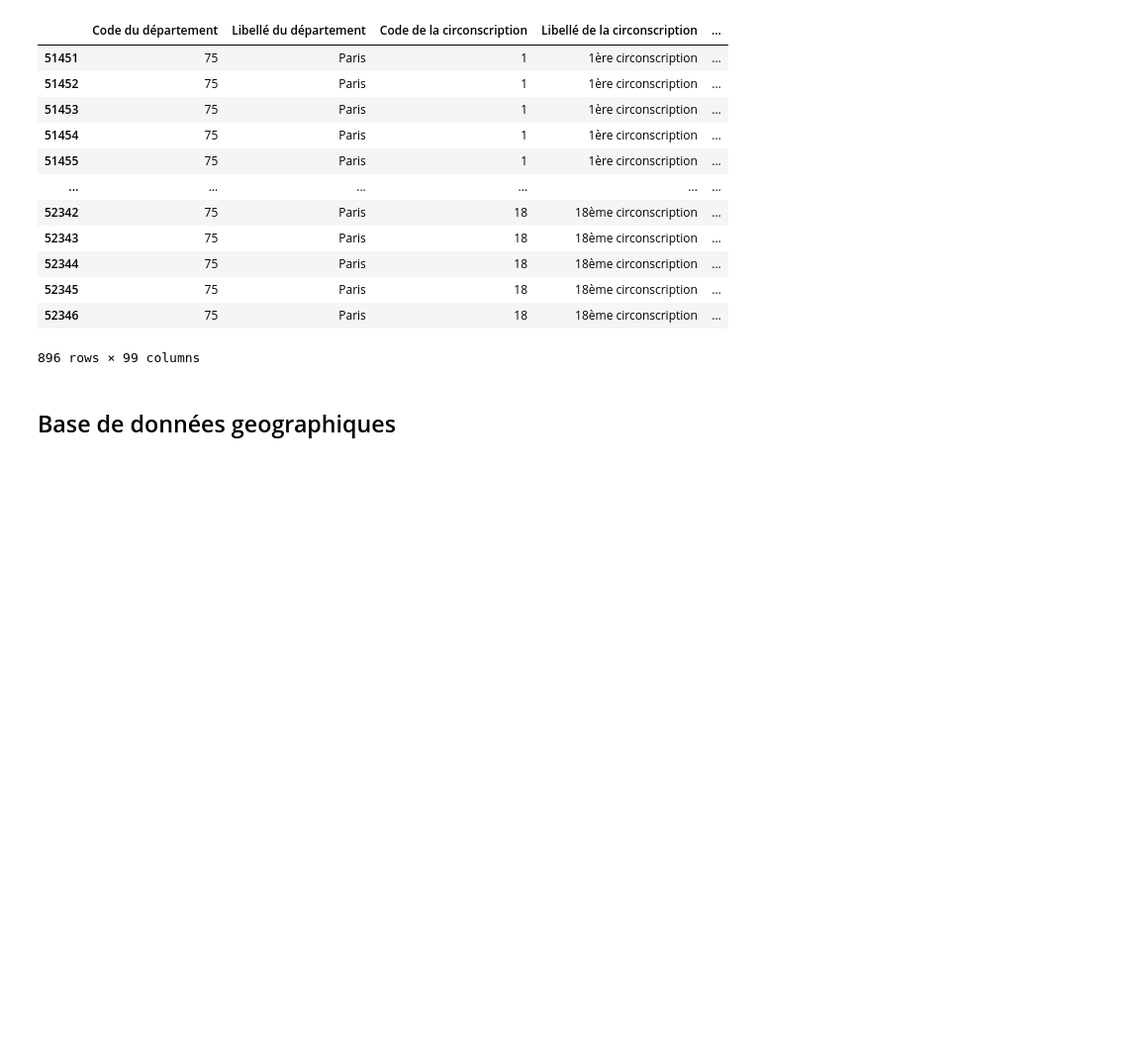
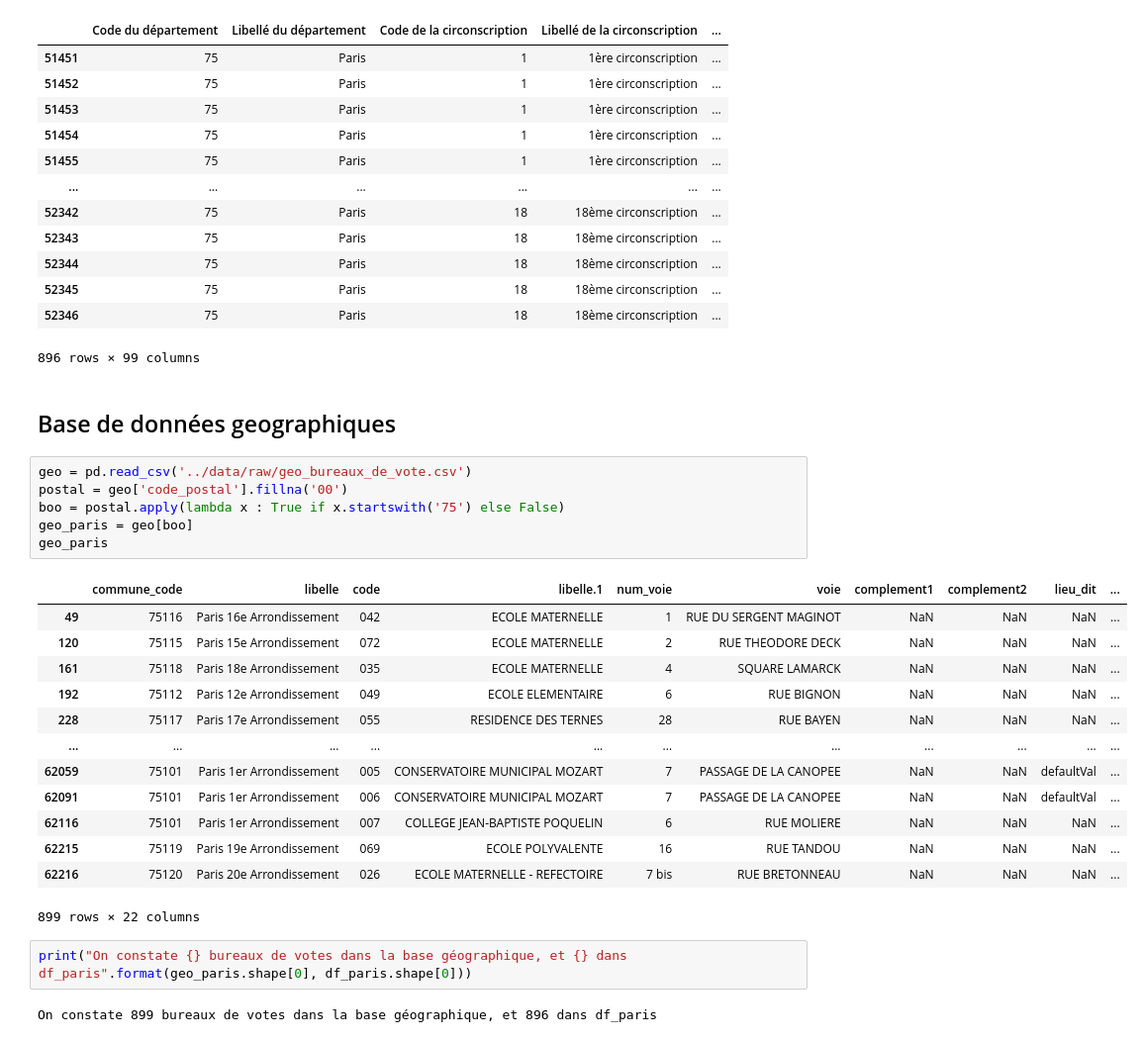
Before and after one commit to Willb22/elections_pres_2017, a Jupyter notebook: src/focus_75.ipynb, the cells around one changed output. Shown: that part at 99% size. Cells and saved outputs as stored; diff of their text form; blank space fills up the shorter version.

```diff
--- a/src/focus_75.ipynb
+++ b/src/focus_75.ipynb
@@ -114,3 +193,27 @@ See the caveats in the documentation: https://pandas.pydata.org/pandas-docs/stab
 896 rows × 99 columns
 # %% [markdown]
 ## Base de données geographiques
+# %%
+geo = pd.read_csv('../data/raw/geo_bureaux_de_vote.csv')
+postal = geo['code_postal'].fillna('00')
+boo = postal.apply(lambda x : True if x.startswith('75') else False)
+geo_paris = geo[boo]
+geo_paris
+# %% [output]
+|  | commune_code | libelle | code | libelle.1 | num_voie | voie | complement1 | complement2 | lieu_dit | ... |
+| 49 | 75116 | Paris 16e Arrondissement | 042 | ECOLE MATERNELLE | 1 | RUE DU SERGENT MAGINOT | NaN | NaN | NaN | ... |
+| 120 | 75115 | Paris 15e Arrondissement | 072 | ECOLE MATERNELLE | 2 | RUE THEODORE DECK | NaN | NaN | NaN | ... |
+| 161 | 75118 | Paris 18e Arrondissement | 035 | ECOLE MATERNELLE | 4 | SQUARE LAMARCK | NaN | NaN | NaN | ... |
+| 192 | 75112 | Paris 12e Arrondissement | 049 | ECOLE ELEMENTAIRE | 6 | RUE BIGNON | NaN | NaN | NaN | ... |
+| 228 | 75117 | Paris 17e Arrondissement | 055 | RESIDENCE DES TERNES | 28 | RUE BAYEN | NaN | NaN | NaN | ... |
+| ... | ... | ... | ... | ... | ... | ... | ... | ... | ... | ... |
+| 62059 | 75101 | Paris 1er Arrondissement | 005 | CONSERVATOIRE MUNICIPAL MOZART | 7 | PASSAGE DE LA CANOPEE | NaN | NaN | defaultVal | ... |
+| 62091 | 75101 | Paris 1er Arrondissement | 006 | CONSERVATOIRE MUNICIPAL MOZART | 7 | PASSAGE DE LA CANOPEE | NaN | NaN | defaultVal | ... |
+| 62116 | 75101 | Paris 1er Arrondissement | 007 | COLLEGE JEAN-BAPTISTE POQUELIN | 6 | RUE MOLIERE | NaN | NaN | NaN | ... |
+| 62215 | 75119 | Paris 19e Arrondissement | 069 | ECOLE POLYVALENTE | 16 | RUE TANDOU | NaN | NaN | NaN | ... |
+| 62216 | 75120 | Paris 20e Arrondissement | 026 | ECOLE MATERNELLE - REFECTOIRE | 7 bis | RUE BRETONNEAU | NaN | NaN | NaN | ... |
+899 rows × 22 columns
+# %%
+print("On constate {} bureaux de votes dans la base géographique, et {} dans df_paris".format(geo_paris.shape[0], df_paris.shape[0]))
+# %% [output]
+On constate 899 bureaux de votes dans la base géographique, et 896 dans df_paris
```
Also changed, not shown: parts of 19 cells of this notebook.
